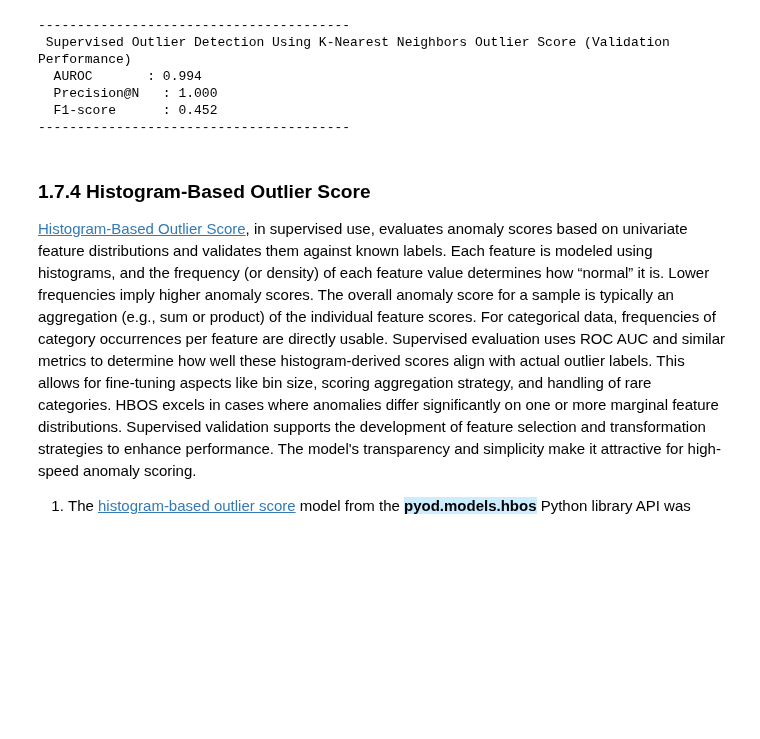
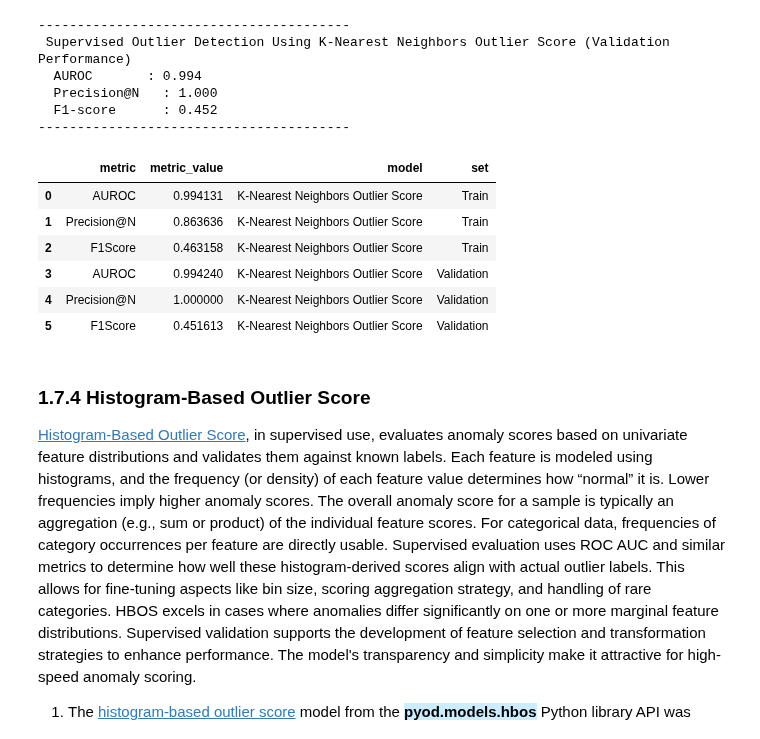
Before and after one commit to JohnPaulinePineda/Portfolio_Project_61, a Jupyter notebook: codes/DetectingAndEvaluatingAnomaliesInCategoricalDataUnderSupervisedAndUnsupervisedSettings.ipynb, the cells around one changed output. Cells and saved outputs as stored; diff of their text form; code cells hidden in the pictures; blank space fills up the shorter version.

```diff
--- a/codes/DetectingAndEvaluatingAnomaliesInCategoricalDataUnderSupervisedAndUnsupervisedSettings.ipynb
+++ b/codes/DetectingAndEvaluatingAnomaliesInCategoricalDataUnderSupervisedAndUnsupervisedSettings.ipynb
@@ -1985,7 +2031,7 @@ Top Hyperparameter Combinations Ranked by Mean AUROC:
 ##################################
 supervised_model_knn.fit(X_train)
 supervised_model_knn.decision_scores_ = supervised_model_knn.decision_function(X_train.values)
-evaluate_supervised_outlier_detection_model(supervised_model_knn, X_train, y_train, "Supervised Outlier Detection Using K-Nearest Neighbors Outlier Score (Training Performance)")
+supervised_knn_auroc_training, supervised_knn_precision_training, supervised_knn_f1_training = evaluate_supervised_outlier_detection_model(supervised_model_knn, X_train, y_train, "Supervised Outlier Detection Using K-Nearest Neighbors Outlier Score (Training Performance)")
 # %% [output]
 ----------------------------------------
  Supervised Outlier Detection Using K-Nearest Neighbors Outlier Score (Training Performance)
@@ -2001,7 +2047,7 @@ evaluate_supervised_outlier_detection_model(supervised_model_knn, X_train, y_tra
 ##################################
 supervised_model_knn.fit(X_train)
 supervised_model_knn.decision_scores_ = supervised_model_knn.decision_function(X_validation.values)
-evaluate_supervised_outlier_detection_model(supervised_model_knn, X_validation, y_validation, "Supervised Outlier Detection Using K-Nearest Neighbors Outlier Score (Validation Performance)")
+supervised_knn_auroc_validation, supervised_knn_precision_validation, supervised_knn_f1_validation = evaluate_supervised_outlier_detection_model(supervised_model_knn, X_validation, y_validation, "Supervised Outlier Detection Using K-Nearest Neighbors Outlier Score (Validation Performance)")
 # %% [output]
 ----------------------------------------
  Supervised Outlier Detection Using K-Nearest Neighbors Outlier Score (Validation Performance)
@@ -2009,6 +2055,27 @@ evaluate_supervised_outlier_detection_model(supervised_model_knn, X_validation,
   Precision@N   : 1.000
   F1-score      : 0.452
 ----------------------------------------
+# %%
+##################################
+# Consolidating all the performance measures
+# for the K-Nearest Neighbors Outlier Score model
+# with synthetic ground truth labels
+# for the train and validation data
+##################################
+supervised_model_knn_metric_summary = pd.DataFrame()
+supervised_model_knn_metric_summary['metric'] = ["AUROC", "Precision@N", "F1Score"] * 2
+supervised_model_knn_metric_summary['metric_value'] = [supervised_knn_auroc_training, supervised_knn_precision_training, supervised_knn_f1_training, supervised_knn_auroc_validation, supervised_knn_precision_validation, supervised_knn_f1_validation]
+supervised_model_knn_metric_summary['model'] = ["K-Nearest Neighbors Outlier Score"] * 6
+supervised_model_knn_metric_summary['set'] = (["Train"] * 3) + (["Validation"] * 3)
+display(supervised_model_knn_metric_summary)
+# %% [output]
+|  | metric | metric_value | model | set |
+| 0 | AUROC | 0.994131 | K-Nearest Neighbors Outlier Score | Train |
+| 1 | Precision@N | 0.863636 | K-Nearest Neighbors Outlier Score | Train |
+| 2 | F1Score | 0.463158 | K-Nearest Neighbors Outlier Score | Train |
+| 3 | AUROC | 0.994240 | K-Nearest Neighbors Outlier Score | Validation |
+| 4 | Precision@N | 1.000000 | K-Nearest Neighbors Outlier Score | Validation |
+| 5 | F1Score | 0.451613 | K-Nearest Neighbors Outlier Score | Validation |
 # %% [markdown]
 ### 1.7.4 Histogram-Based Outlier Score <a class="anchor" id="1.7.4"></a>
 
```
Also changed, not shown: parts of 36 cells of this notebook, 1 other file.
